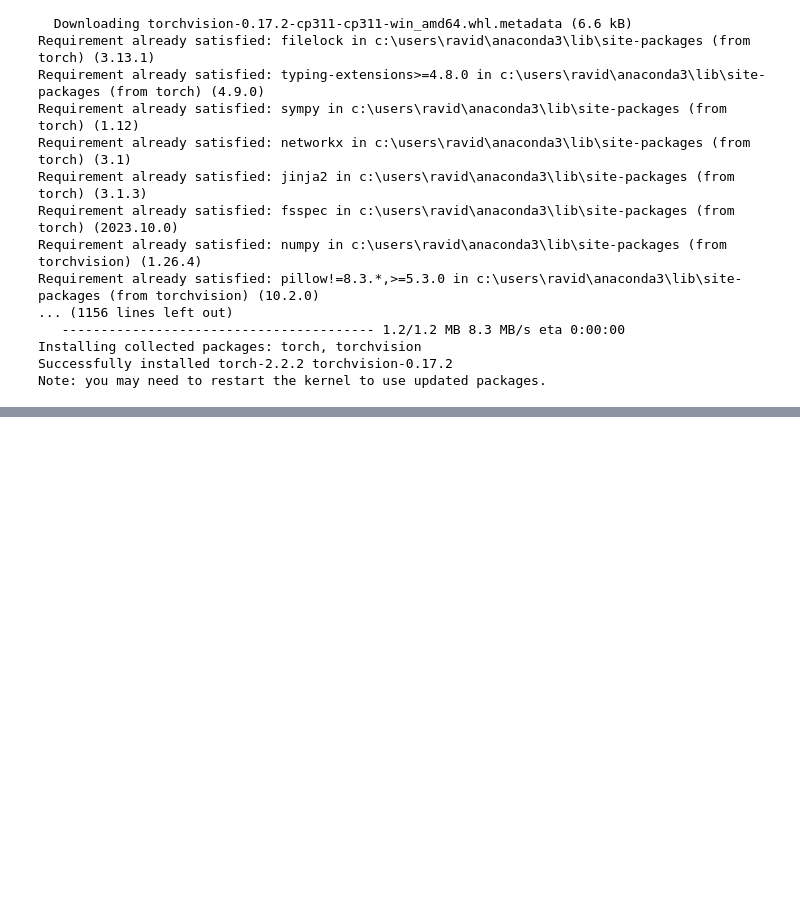
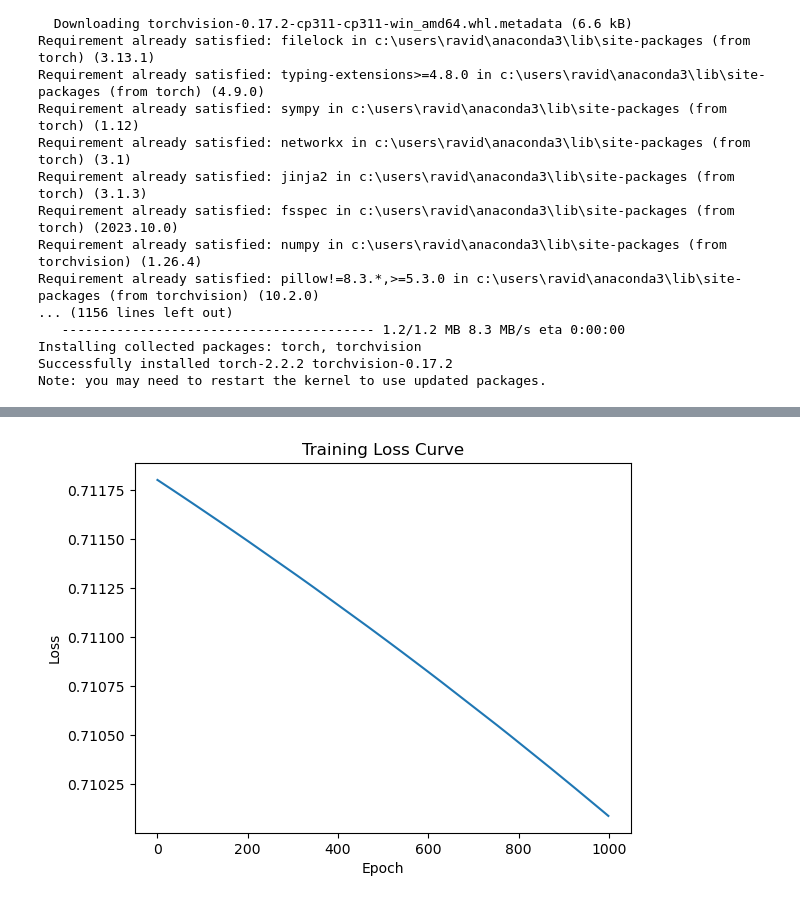
Before and after one commit to Aditya-professional-life/Gradient-Desent, a Jupyter notebook: Gradient Decent.ipynb, the cells around one changed output, grey strips where cells are left out. Saved outputs shown, nothing was run; the diff lists cells and outputs as text; code cells hidden in the pictures; blank space fills up the shorter version.

```diff
--- a/Gradient Decent.ipynb
+++ b/Gradient Decent.ipynb
@@ -86,0 +108,13 @@ model.train(X_train, labels)
+# %%
+
+import matplotlib.pyplot as plt
+
+
+# Plotting the loss curve
+plt.plot(losses)
+plt.xlabel('Epoch')
+plt.ylabel('Loss')
+plt.title('Training Loss Curve')
+plt.show()
+# %% [output]
+[figure, added]
```
Also changed, not shown: parts of 3 cells of this notebook.
